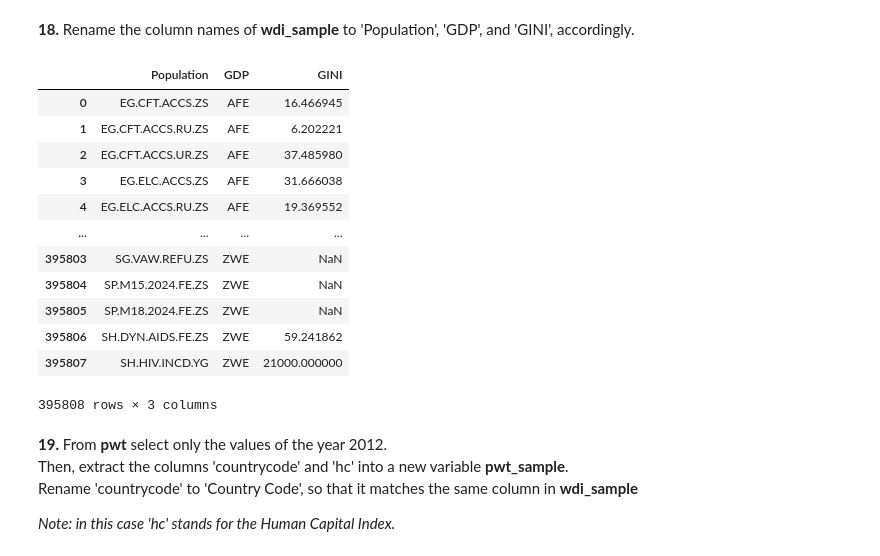
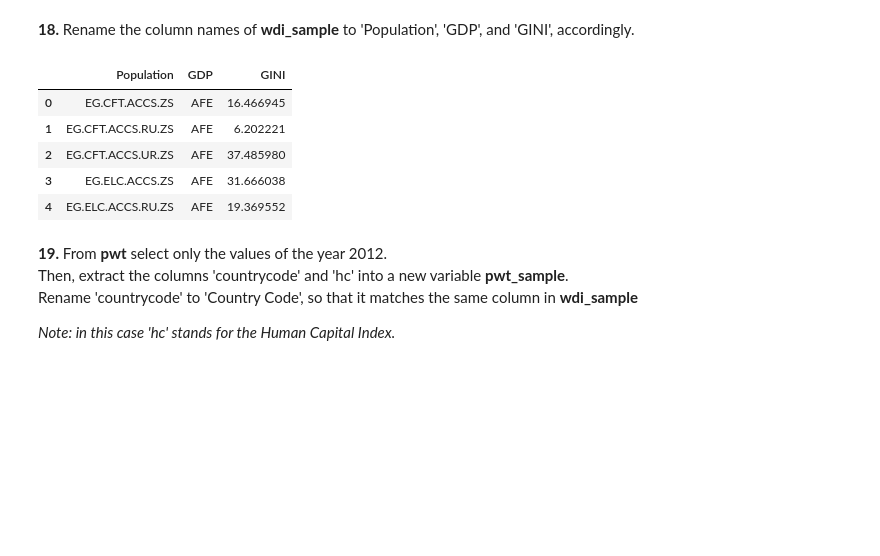
Before and after one commit to Mangerona01/Homework-2, a Jupyter notebook: hw2_pds_2024.ipynb, the cells around one changed output. Drawn from its saved outputs; the diff is of its cells as text; code cells hidden in the pictures; blank space fills up the shorter version.

```diff
--- a/hw2_pds_2024.ipynb
+++ b/hw2_pds_2024.ipynb
@@ -421,24 +400,14 @@ pivot_table
 **18.** Rename the column names of **wdi_sample** to 'Population', 'GDP', and 'GINI', accordingly.
 # %%
 wdi_sample.columns = ['Population', 'GDP', 'GINI']
-
-wdi_sample
-
-#SOCORRO
+wdi_sample.head()
 # %% [output]
 |  | Population | GDP | GINI |
 | 0 | EG.CFT.ACCS.ZS | AFE | 16.466945 |
 | 1 | EG.CFT.ACCS.RU.ZS | AFE | 6.202221 |
 | 2 | EG.CFT.ACCS.UR.ZS | AFE | 37.485980 |
 | 3 | EG.ELC.ACCS.ZS | AFE | 31.666038 |
 | 4 | EG.ELC.ACCS.RU.ZS | AFE | 19.369552 |
-| ... | ... | ... | ... |
-| 395803 | SG.VAW.REFU.ZS | ZWE | NaN |
-| 395804 | SP.M15.2024.FE.ZS | ZWE | NaN |
-| 395805 | SP.M18.2024.FE.ZS | ZWE | NaN |
-| 395806 | SH.DYN.AIDS.FE.ZS | ZWE | 59.241862 |
-| 395807 | SH.HIV.INCD.YG | ZWE | 21000.000000 |
-395808 rows × 3 columns
 # %% [markdown]
 **19.** From **pwt** select only the values of the year 2012. <br/>
 Then, extract the columns 'countrycode' and 'hc' into a new variable **pwt_sample**. <br/>
```
Also changed, not shown: parts of 9 cells of this notebook.
